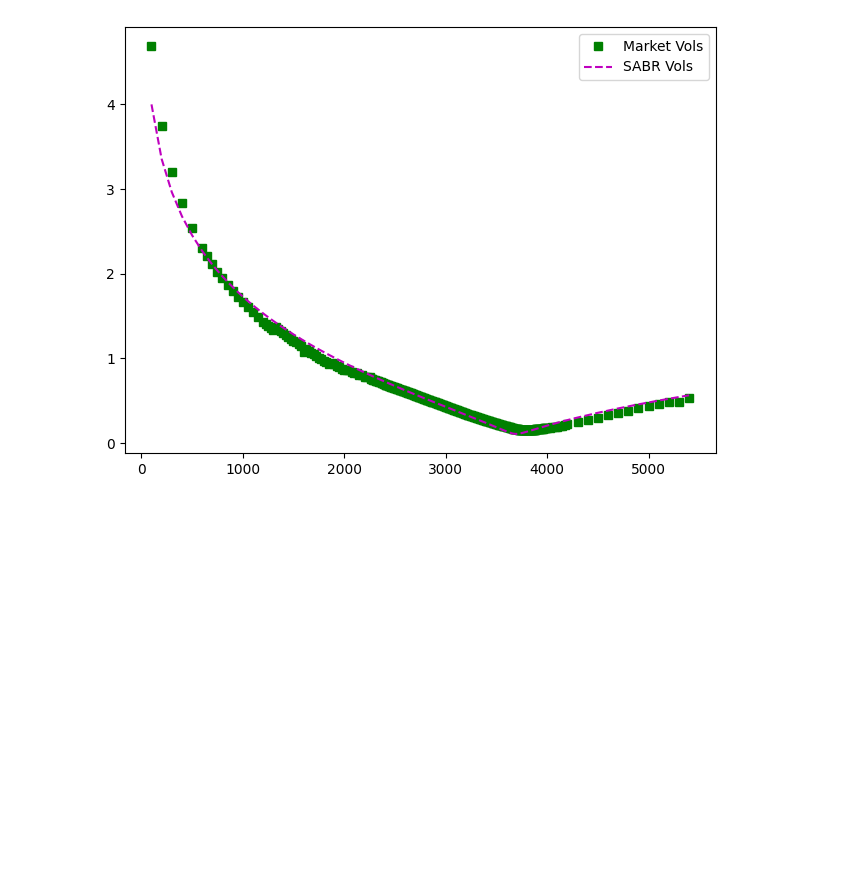
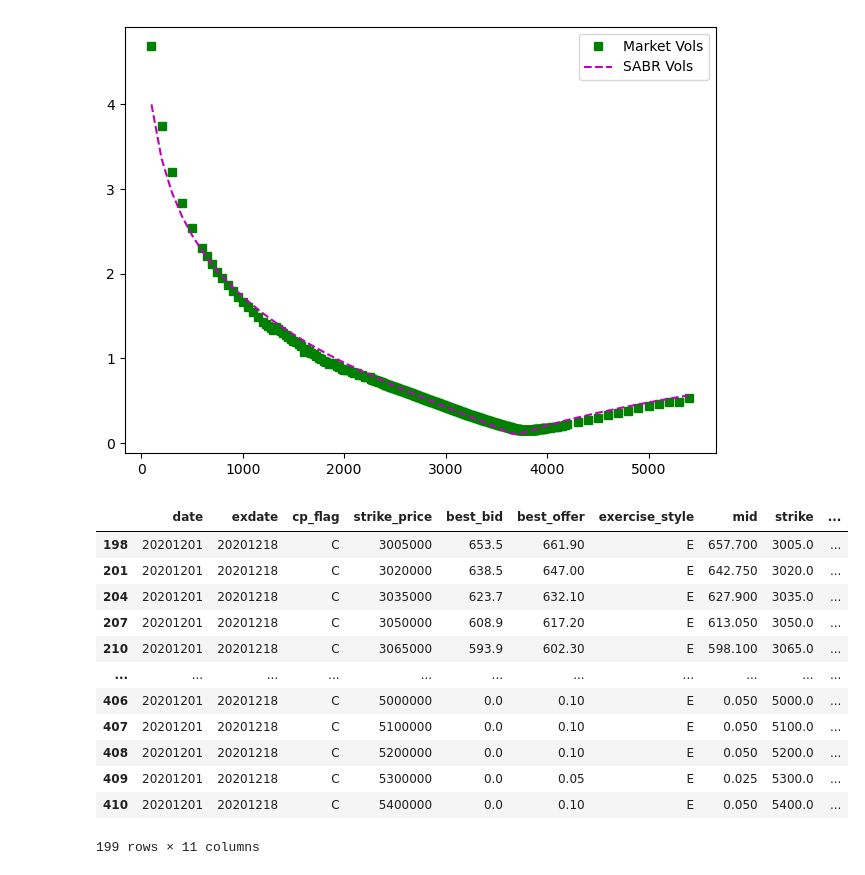
Before and after one commit to changjulian17/mqf_practice, a Jupyter notebook: QF620_Stochastic Modelling_in_Finance/Project/QF620-G2-Stochastic Modelling in Finance - 10252024 - 624 PM/calibration.ipynb, the cells around one changed output. Cells and saved outputs as stored; diff of their text form; code cells hidden in the pictures; blank space fills up the shorter version.

```diff
--- a/QF620_Stochastic Modelling_in_Finance/Project/QF620-G2-Stochastic Modelling in Finance - 10252024 - 624 PM/calibration.ipynb
+++ b/QF620_Stochastic Modelling_in_Finance/Project/QF620-G2-Stochastic Modelling in Finance - 10252024 - 624 PM/calibration.ipynb
@@ -149,7 +150,7 @@ def BlackScholesLognormalPut(S, K, r, sigma, T):
 #####
 # Here, load DataFrame with strike and implied volatility information into "df"
 #####
-df = pd.read_csv('SPX_options.csv')
+df = pd.read_csv('../SPX_options.csv')
 df['mid'] = 0.5*(df['best_bid'] + df['best_offer'])
 df['strike'] = df['strike_price']*0.001
 df['payoff'] = df['cp_flag'].map(lambda x: 'call' if x == 'C' else 'put')
@@ -208,3 +209,19 @@ plt.legend()
 plt.show()
 # %% [output]
 [figure]
+# %%
+call_df
+# %% [output]
+|  | date | exdate | cp_flag | strike_price | best_bid | best_offer | exercise_style | mid | strike | ... |
+| 198 | 20201201 | 20201218 | C | 3005000 | 653.5 | 661.90 | E | 657.700 | 3005.0 | ... |
+| 201 | 20201201 | 20201218 | C | 3020000 | 638.5 | 647.00 | E | 642.750 | 3020.0 | ... |
+| 204 | 20201201 | 20201218 | C | 3035000 | 623.7 | 632.10 | E | 627.900 | 3035.0 | ... |
+| 207 | 20201201 | 20201218 | C | 3050000 | 608.9 | 617.20 | E | 613.050 | 3050.0 | ... |
+| 210 | 20201201 | 20201218 | C | 3065000 | 593.9 | 602.30 | E | 598.100 | 3065.0 | ... |
+| ... | ... | ... | ... | ... | ... | ... | ... | ... | ... | ... |
+| 406 | 20201201 | 20201218 | C | 5000000 | 0.0 | 0.10 | E | 0.050 | 5000.0 | ... |
+| 407 | 20201201 | 20201218 | C | 5100000 | 0.0 | 0.10 | E | 0.050 | 5100.0 | ... |
+| 408 | 20201201 | 20201218 | C | 5200000 | 0.0 | 0.10 | E | 0.050 | 5200.0 | ... |
+| 409 | 20201201 | 20201218 | C | 5300000 | 0.0 | 0.05 | E | 0.025 | 5300.0 | ... |
+| 410 | 20201201 | 20201218 | C | 5400000 | 0.0 | 0.10 | E | 0.050 | 5400.0 | ... |
+199 rows × 11 columns
```
Also changed, not shown: parts of 1 cell of this notebook, 5 other files.
